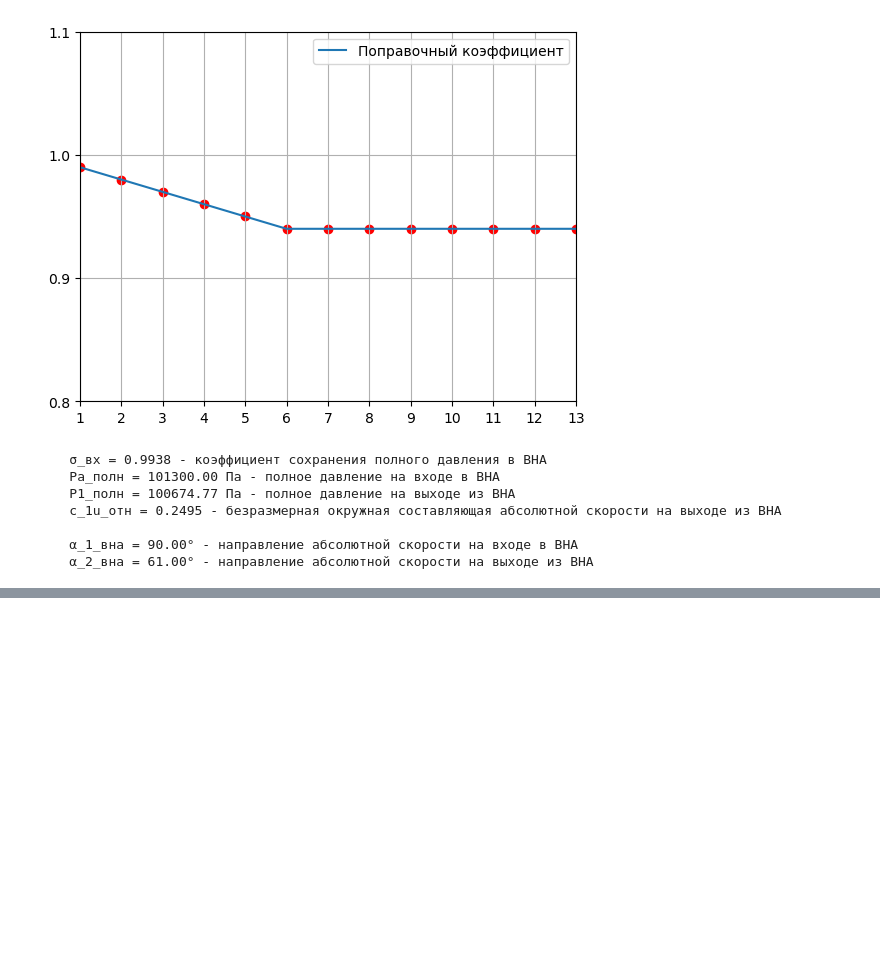
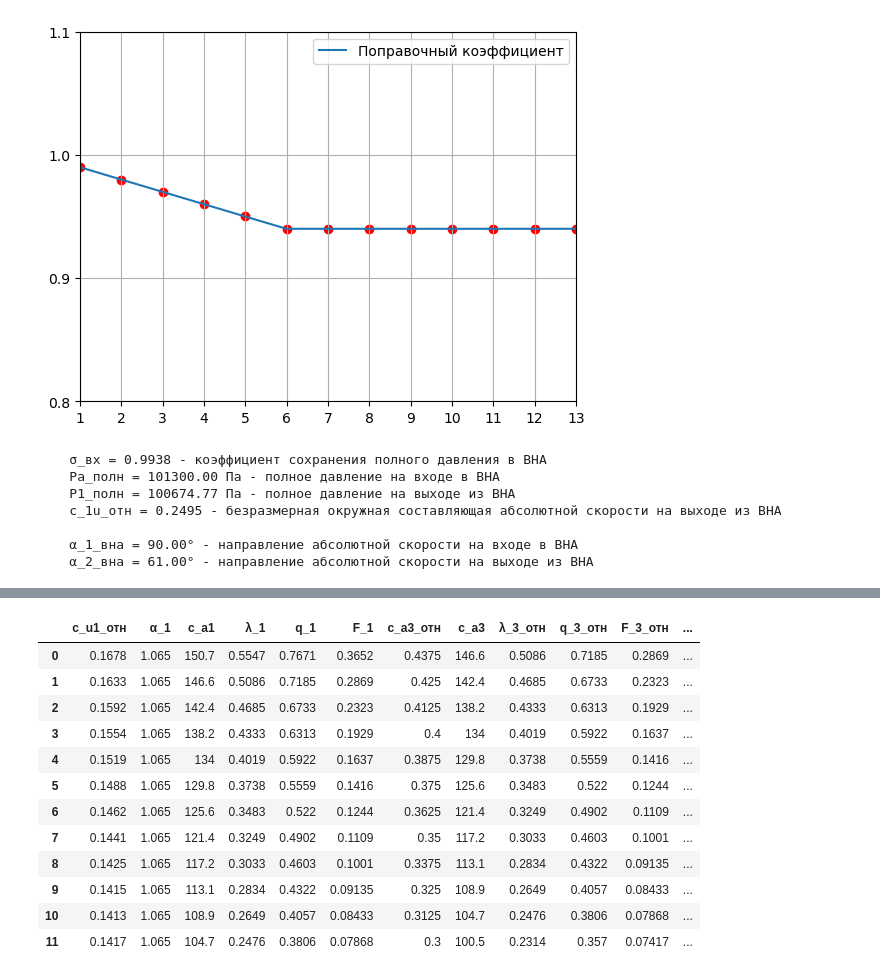
Before and after one commit to mikiway902/Compressor_Kurs, a Jupyter notebook: main.ipynb, the cells around one changed output, grey strips where cells are left out. Cells and saved outputs as stored; diff of their text form; code cells hidden in the pictures; blank space fills up the shorter version.

```diff
--- a/main.ipynb
+++ b/main.ipynb
@@ -741,0 +890,70 @@ NameError: name 'a_2_i' is not defined
+# %%
+# Список всех имён переменных‑списков
+list_names = [
+    "c_u1_отн_i_list","α_1_i_list","c_a1_i_list","λ_1_i_list",
+    "q_1_i_list","F_1_i_list","c_a3_отн_i_list","c_a3_i_list",
+    "λ_3_отн_i_list","q_3_отн_i_list","F_3_отн_i_list","D_вт3_i_list",
+    "d3_отн_i_list","r_ср3_отн_i_list","c_3u_отн_i_list","α_3_отн_i_list",
+    "λ_3_i_list","q_3_i_list","F_3_i_list","r_ср2_отн_i_list",
+    "c_u2_отн_i_list","β_1_i_list","c_a2_отн_i_list","β_2_i_list",
+    "α_2_i_list","ε_рк_i_list","α_3_i_list","ε_на_i_list",
+    "c_1_i_list","ρ3_i_list","W_1_i_list","c_a2_i_list",
+    "W_2_i_list","c_2_i_list","τ_1_i_list","T_1_i_list",
+    "a_1_i_list","M_w1_i_list","λ_c2_i_list","T2_полн_i_list",
+    "τ_2_i_list","T_2_i_list","a_2_i_list","M_c2_ср_i_list",
+    "D_вт1_i_list","h_рк_i_list","d2_отн_i_list",
+    "D_ср_1_list","D_ср_2_list","D_ср_3_list",
+    "D_вт2_i_list","h_на_i_list","h_на_3_i_list"
+]
+
+# Формируем словарь {короткое_имя: список_значений}
+data = {}
+for name in list_names:
+    # получаем объект по имени (globals())
+    lst = globals().get(name, [])
+    data[name.rstrip('_list')] = lst          # убираем суффикс _list для названия колонки
+
+# ──────────────────────────────────────────────────────
+# 3️⃣ Выравниваем длину всех списков (чтобы DataFrame не ругался)
+# ──────────────────────────────────────────────────────
+max_len = max(len(col) for col in data.values())
+for key, col in data.items():
+    if len(col) < max_len:
+        data[key] = col + [np.nan]*(max_len - len(col))
+
+# ──────────────────────────────────────────────────────
+# 4️⃣ Создаём DataFrame
+# ──────────────────────────────────────────────────────
+df = pd.DataFrame(data)
+
+# ──────────────────────────────────────────────────────
+# 5️⃣ Настраиваем вывод (по желанию)
+# ──────────────────────────────────────────────────────
+pd.set_option('display.max_columns', None)   # показывать все столбцы
+pd.set_option('display.max_rows',    200)   # ограничить количество строк (чтобы не «зависать»)
+pd.set_option('display.float_format', lambda x: f'{x: .4g}')
+
+# ──────────────────────────────────────────────────────
+# 6️⃣ Выводим таблицу в ячейке ноутбука
+# ──────────────────────────────────────────────────────
+display(df)            # либо просто написать `df` в отдельной ячейке
+
+# ──────────────────────────────────────────────────────
+# 7️⃣ (Опционально) сохраняем в файл
+# ──────────────────────────────────────────────────────
+df.to_excel('расчет_ступеней.xlsx', index=False)
+# df.to_csv('расчет_ступеней.csv', index=False)
+# %% [output]
+|  | c_u1_отн | α_1 | c_a1 | λ_1 | q_1 | F_1 | c_a3_отн | c_a3 | λ_3_отн | q_3_отн | F_3_отн | ... |
+| 0 | 0.1678 | 1.065 | 150.7 | 0.5547 | 0.7671 | 0.3652 | 0.4375 | 146.6 | 0.5086 | 0.7185 | 0.2869 | ... |
+| 1 | 0.1633 | 1.065 | 146.6 | 0.5086 | 0.7185 | 0.2869 | 0.425 | 142.4 | 0.4685 | 0.6733 | 0.2323 | ... |
+| 2 | 0.1592 | 1.065 | 142.4 | 0.4685 | 0.6733 | 0.2323 | 0.4125 | 138.2 | 0.4333 | 0.6313 | 0.1929 | ... |
+| 3 | 0.1554 | 1.065 | 138.2 | 0.4333 | 0.6313 | 0.1929 | 0.4 | 134 | 0.4019 | 0.5922 | 0.1637 | ... |
+| 4 | 0.1519 | 1.065 | 134 | 0.4019 | 0.5922 | 0.1637 | 0.3875 | 129.8 | 0.3738 | 0.5559 | 0.1416 | ... |
+| 5 | 0.1488 | 1.065 | 129.8 | 0.3738 | 0.5559 | 0.1416 | 0.375 | 125.6 | 0.3483 | 0.522 | 0.1244 | ... |
+| 6 | 0.1462 | 1.065 | 125.6 | 0.3483 | 0.522 | 0.1244 | 0.3625 | 121.4 | 0.3249 | 0.4902 | 0.1109 | ... |
+| 7 | 0.1441 | 1.065 | 121.4 | 0.3249 | 0.4902 | 0.1109 | 0.35 | 117.2 | 0.3033 | 0.4603 | 0.1001 | ... |
+| 8 | 0.1425 | 1.065 | 117.2 | 0.3033 | 0.4603 | 0.1001 | 0.3375 | 113.1 | 0.2834 | 0.4322 | 0.09135 | ... |
+| 9 | 0.1415 | 1.065 | 113.1 | 0.2834 | 0.4322 | 0.09135 | 0.325 | 108.9 | 0.2649 | 0.4057 | 0.08433 | ... |
+| 10 | 0.1413 | 1.065 | 108.9 | 0.2649 | 0.4057 | 0.08433 | 0.3125 | 104.7 | 0.2476 | 0.3806 | 0.07868 | ... |
+| 11 | 0.1417 | 1.065 | 104.7 | 0.2476 | 0.3806 | 0.07868 | 0.3 | 100.5 | 0.2314 | 0.357 | 0.07417 | ... |
```
Also changed, not shown: parts of 7 cells of this notebook, 1 other file.
